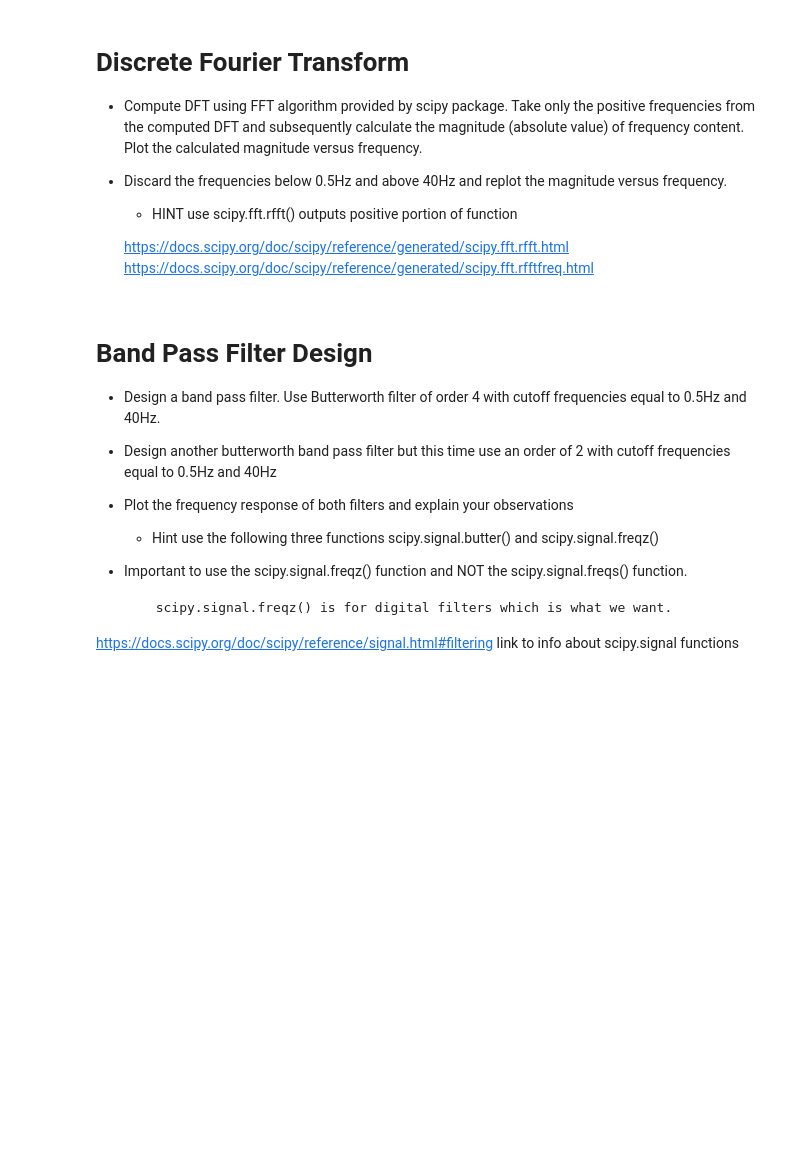
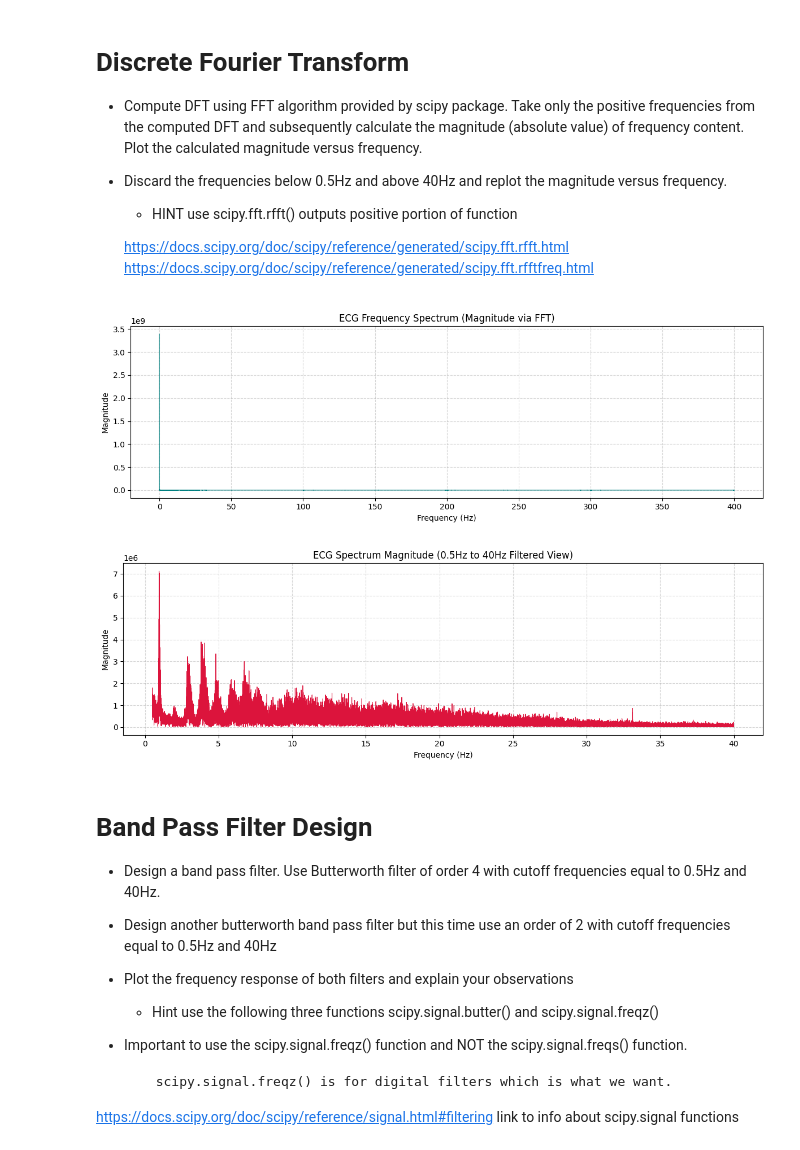
Before and after one commit to simulate111/Acquisition-and-Analysis-of-Biosignals, a Jupyter notebook: dtek0042_exercise_2.ipynb, the cells around one changed output. Cells and saved outputs as stored; diff of their text form; code cells hidden in the pictures; blank space fills up the shorter version.

```diff
--- a/dtek0042_exercise_2.ipynb
+++ b/dtek0042_exercise_2.ipynb
@@ -50,3 +70,43 @@ import matplotlib.pyplot as plt
+# %%
+# code
+
+# --- ADDED CODE START ---
+import scipy.fft
+
+# Computing the Discrete Fourier Transform
+n_samples = len(ECG_sig)
+dft_output = scipy.fft.rfft(ECG_sig)
+freqs = scipy.fft.rfftfreq(n_samples, d=1/fs)
+magnitude = np.abs(dft_output)
+
+# Plotting full positive frequency spectrum
+plt.figure(figsize=(12, 4))
+plt.plot(freqs, magnitude, color='teal', linewidth=0.8)
+plt.title('ECG Frequency Spectrum (Magnitude via FFT)')
+plt.xlabel('Frequency (Hz)')
+plt.ylabel('Magnitude')
+plt.grid(True, linestyle='--', alpha=0.5)
+plt.tight_layout()
+plt.show()
+
+# Filtering frequencies below 0.5Hz and above 40Hz for visualization
+mask = (freqs >= 0.5) & (freqs <= 40)
+filtered_freqs = freqs[mask]
+filtered_magnitude = magnitude[mask]
+
+# Plotting magnitude within [0.5Hz - 40Hz] range
+plt.figure(figsize=(12, 4))
+plt.plot(filtered_freqs, filtered_magnitude, color='crimson', linewidth=0.8)
+plt.title('ECG Spectrum Magnitude (0.5Hz to 40Hz Filtered View)')
+plt.xlabel('Frequency (Hz)')
+plt.ylabel('Magnitude')
+plt.grid(True, linestyle='--', alpha=0.5)
+plt.tight_layout()
+plt.show()
+# --- ADDED CODE END ---
+# %% [output]
+[figure, added]
+[figure, added]
 # %% [markdown]
 # Band Pass Filter Design
 *  Design a band pass filter. Use Butterworth filter of order 4 with cutoff frequencies equal to 0.5Hz and 40Hz.
```
Also changed, not shown: parts of 19 cells of this notebook.
